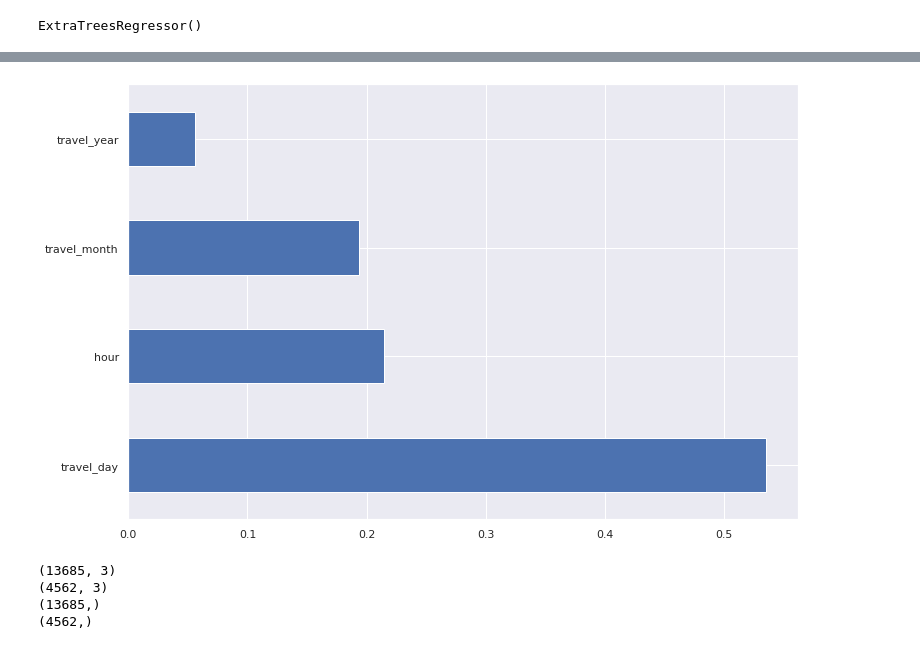
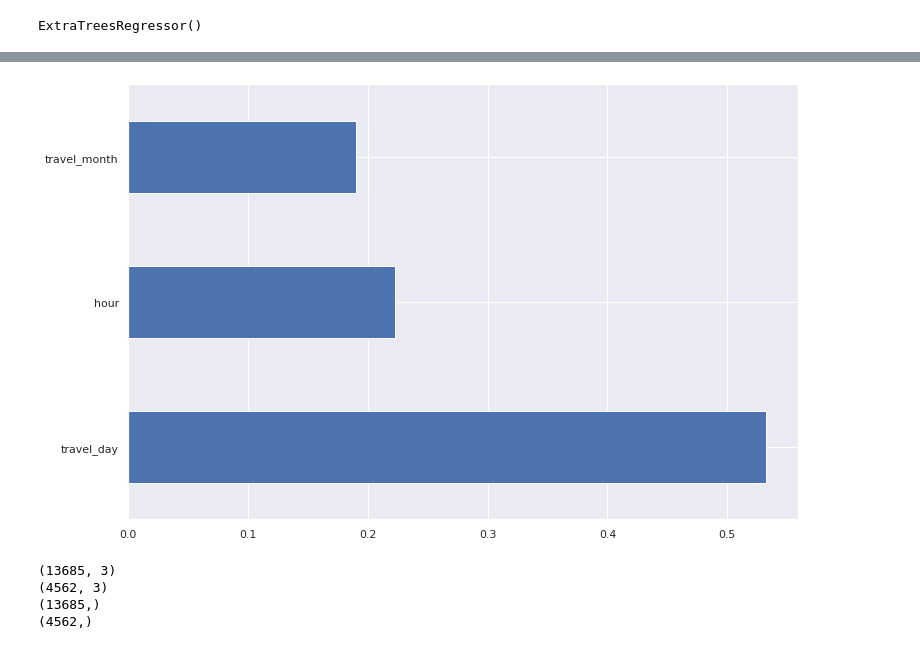
Before and after one commit to sarkar2527/DSAP, a Jupyter notebook: AVH_Car_Rental.ipynb, the cells around one changed output, grey strips where cells are left out. Saved outputs shown, nothing was run; the diff lists cells and outputs as text; code cells hidden in the pictures.

```diff
--- a/AVH_Car_Rental.ipynb
+++ b/AVH_Car_Rental.ipynb
@@ -117,12 +117,12 @@ print(selection.feature_importances_)
 # %%
 #plot graph of feature importances for better visualization
 
 plt.figure(figsize = (12,8))
 feat_importances = pd.Series(selection.feature_importances_, index=X.columns)
-feat_importances.nlargest(20).plot(kind='barh')
+feat_importances.nlargest(3).plot(kind='barh')
 plt.show()
 # %% [output]
-[figure, old version]
+[figure, new version]
 # %%
 ###Splitting X and Y. Ignoring Least Important Column
 X = train_data.loc[:, ['hour','travel_day','travel_month']]
```
Also changed, not shown: parts of 37 cells of this notebook.
